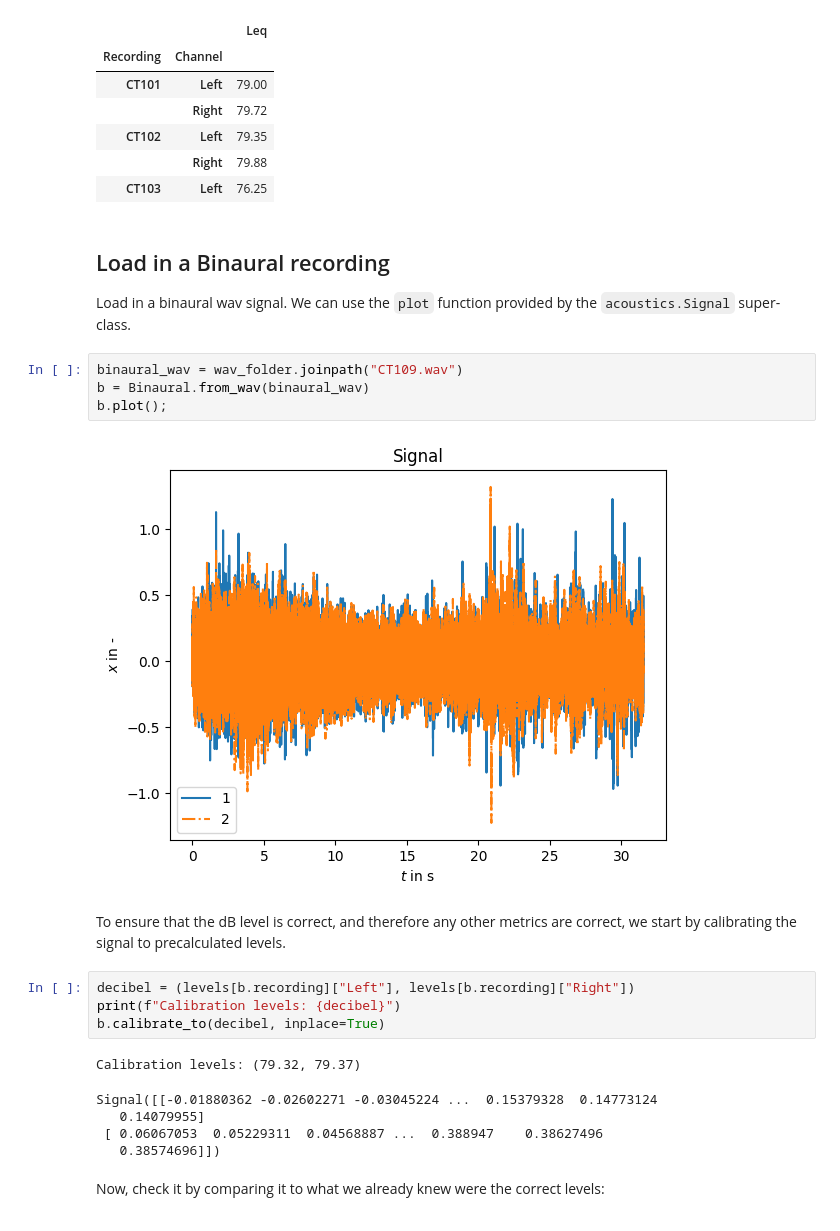
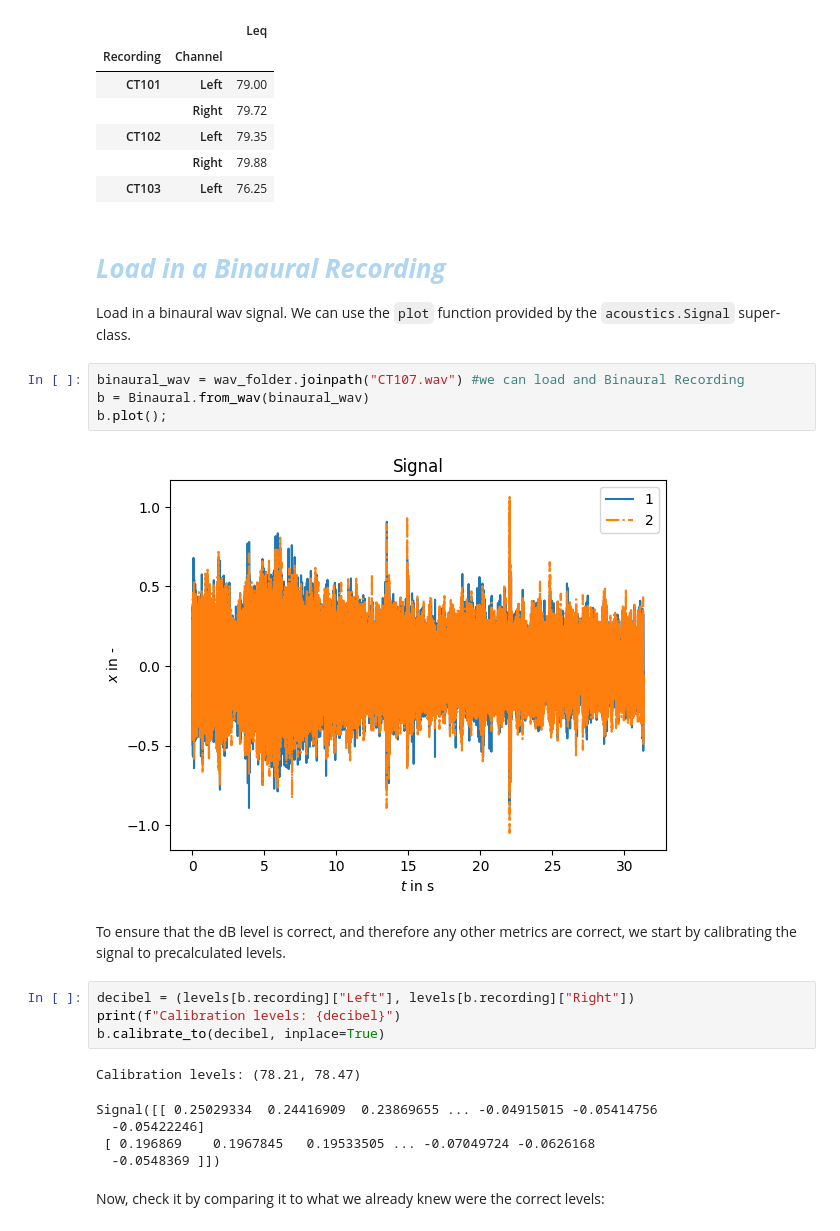
Before and after one commit to HussamAlBasha/IDS-Institute-for-Design-Strategies, a Jupyter notebook: Binaural/Binaural-Recording-Analysis.ipynb, the cells around one changed output. Drawn from its saved outputs; the diff is of its cells as text.

Commit message:
modified:   Binaural/Binaural-Recording-Analysis.ipynb 	modified:   Binaural/ParallelTest_2023-06-06.xlsx 	modified:   Binaural/example_settings.yaml

```diff
--- a/Binaural/Binaural-Recording-Analysis.ipynb
+++ b/Binaural/Binaural-Recording-Analysis.ipynb
@@ -48,14 +49,15 @@ df.head()
 |  | Right | 79.88 |
 | CT103 | Left | 76.25 |
 # %% [markdown]
-## Load in a Binaural recording
+<h1 style="color:#AED6F1 ; font-weight: bold; font-style: italic;">Load in a Binaural Recording</h1>
+
 Load in a binaural wav signal. We can use the `plot` function provided by the `acoustics.Signal` super-class.
 # %%
-binaural_wav = wav_folder.joinpath("CT109.wav")
+binaural_wav = wav_folder.joinpath("CT107.wav") #we can load and Binaural Recording
 b = Binaural.from_wav(binaural_wav)
 b.plot();
 # %% [output]
-[figure, old version]
+[figure, new version]
 # %% [markdown]
 To ensure that the dB level is correct, and therefore any other metrics are correct, we start by calibrating the signal to precalculated levels.
 # %%
@@ -63,11 +65,11 @@ decibel = (levels[b.recording]["Left"], levels[b.recording]["Right"])
 print(f"Calibration levels: {decibel}")
 b.calibrate_to(decibel, inplace=True)
 # %% [output]
-Calibration levels: (79.32, 79.37)
+Calibration levels: (78.21, 78.47)
-Signal([[-0.01880362 -0.02602271 -0.03045224 ...  0.15379328  0.14773124
-   0.14079955]
- [ 0.06067053  0.05229311  0.04568887 ...  0.388947    0.38627496
-   0.38574696]])
+Signal([[ 0.25029334  0.24416909  0.23869655 ... -0.04915015 -0.05414756
+  -0.05422246]
+ [ 0.196869    0.1967845   0.19533505 ... -0.07049724 -0.0626168
+  -0.0548369 ]])
 # %% [markdown]
 Now, check it by comparing it to what we already knew were the correct levels:
 # %%
```
Also changed, not shown: parts of 38 cells of this notebook, 2 other files.
